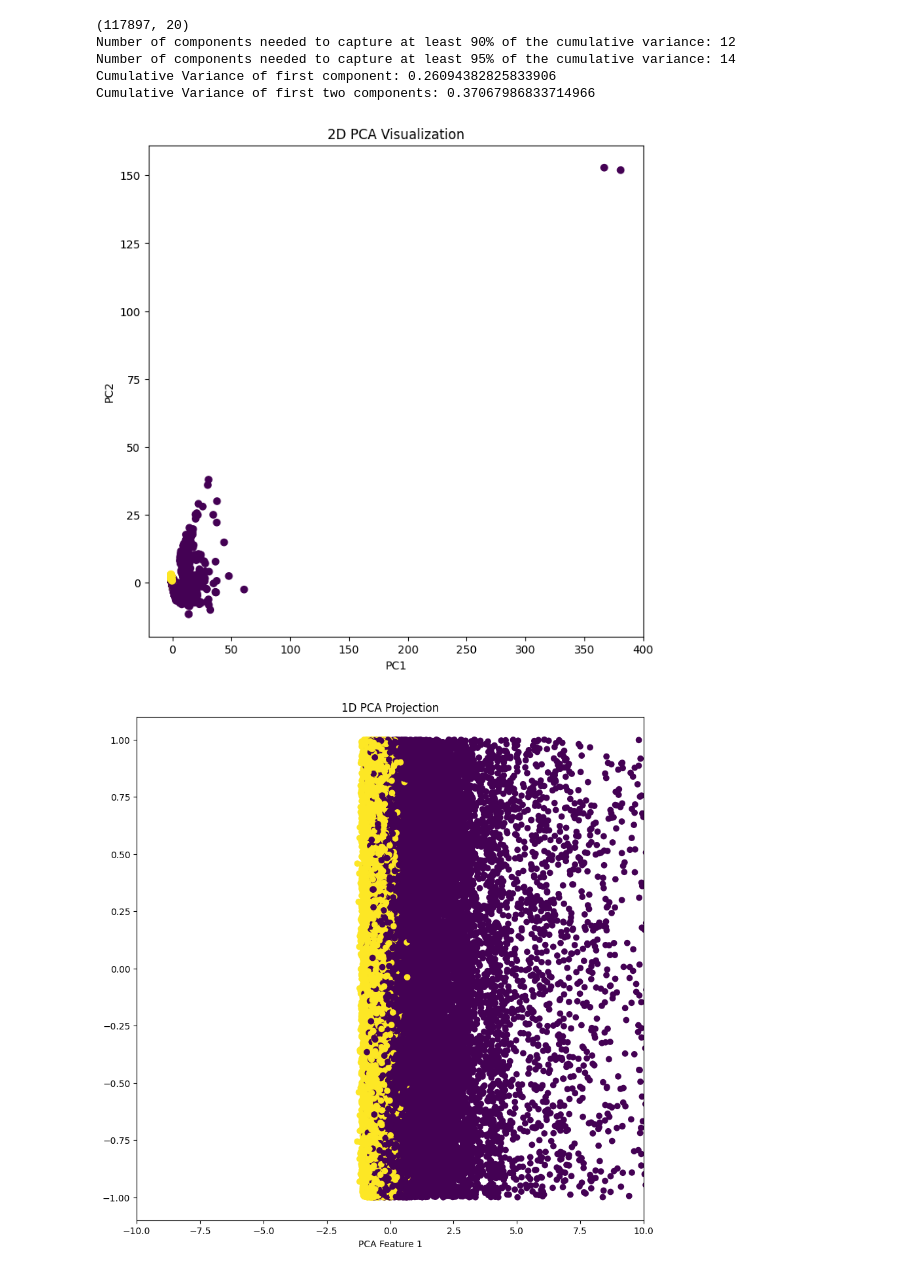
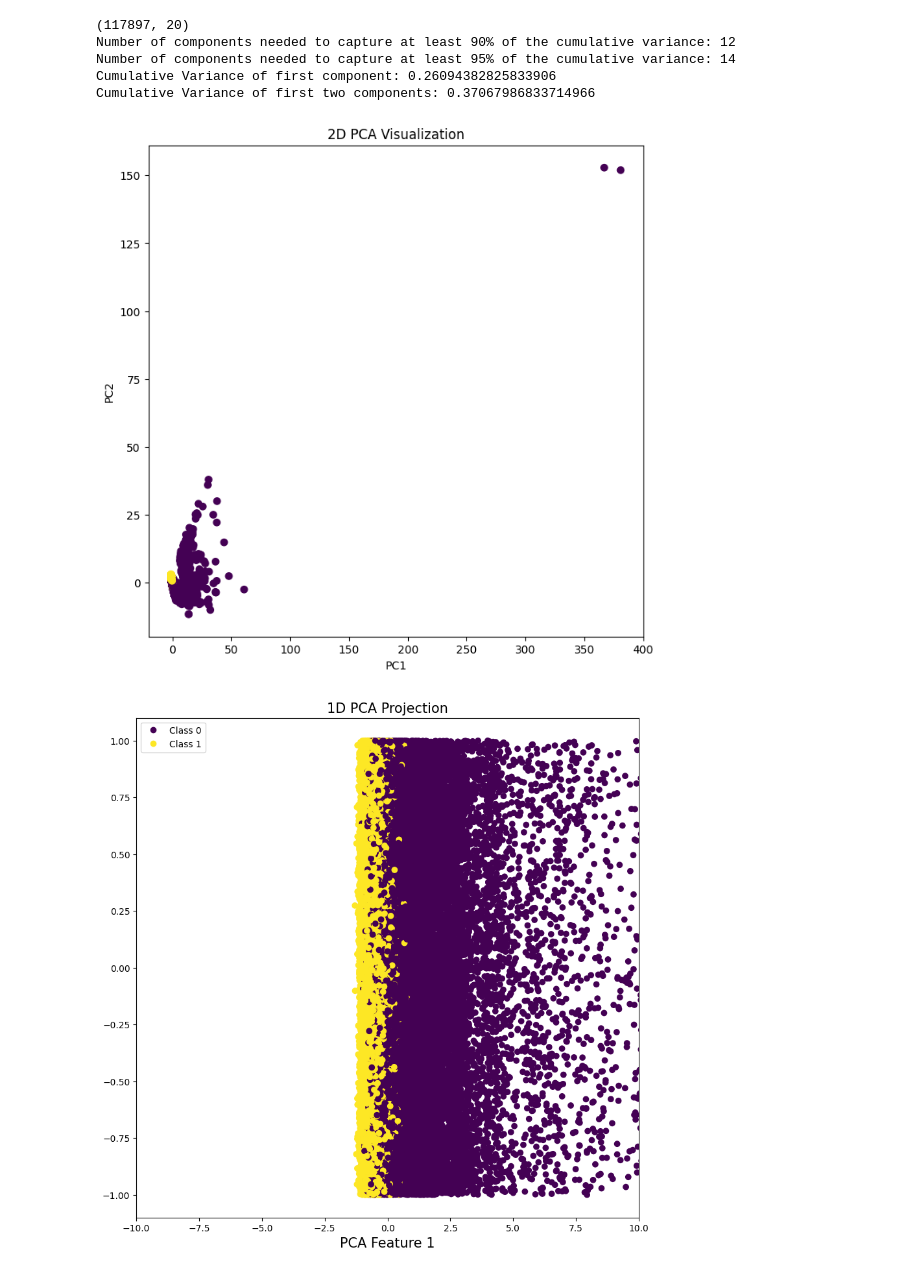
Before and after one commit to ishang999/phishing-app, a Jupyter notebook: model_code/model_code.ipynb, the cells around one changed output. Cells and saved outputs as stored; diff of their text form; code cells hidden in the pictures.

```diff
--- a/model_code/model_code.ipynb
+++ b/model_code/model_code.ipynb
@@ -222,18 +248,25 @@ plt.show()
 # %%
 #test decision trees with the new LDA data
 
+param_grid = {
+    'criterion': ['gini', 'entropy', 'log_loss']
+}
+
 start_time = time.time()
-
-model = DecisionTreeClassifier()
-model.fit(x_train_lda, y_train)
+model = DecisionTreeClassifier(ccp_alpha=0.1)
+grid = GridSearchCV(estimator=model, param_grid=param_grid)
+grid.fit(x_train_lda, y_train)
+#model.fit(x_train_lda, y_train)
 
 end_time = time.time()
 print(f'Training time: {end_time - start_time:.5f} sec')
+print(f"Best Hyper Parameters: {grid.best_params_}")
+best = grid.best_estimator_
 
 start_time = time.time()
 
 x_test_lda = lda.transform(x_test)
-y_prediction = model.predict(x_test_lda)
+y_prediction = best.predict(x_test_lda)
 
 end_time = time.time()
 print(f'Inference time: {end_time - start_time:.5f} sec')
@@ -250,11 +283,11 @@ print(f'Accuracy: {accuracy:.5f}')
 print(f'F1 Score: {f1:.5f}')
 
 x_org_lda = lda.transform(x)
-cv_score = cross_val_score(model, x_org_lda, y, scoring='accuracy')
+cv_score = cross_val_score(best, x_org_lda, y, scoring='accuracy')
 print(f"Accuracy Score on All Folds: {cv_score}")
 print(f"Average Score on All Folds (Mean): {cv_score.mean()}")
 
-cv_score = cross_val_score(model, x_org_lda, y, scoring='f1')
+cv_score = cross_val_score(best, x_org_lda, y, scoring='f1')
 print(f"F1 Score on All Folds: {cv_score}")
 print(f"F1 Score on All Folds (Mean): {cv_score.mean()}")
 
@@ -335,33 +369,34 @@ pca = PCA(n_components=2)
 X_reduced_2_components = pca.fit_transform(x_train_scaled)
 x_test_pca_2_components = pca.transform(x_test_scaled)
 x_org_pca_2_components = pca.transform(x_numpy)
 
 pca = PCA(n_components=1)
 X_reduced_1_component = pca.fit_transform(x_train_scaled)
 x_test_pca_1_component = pca.transform(x_test_scaled)
 x_org_pca_1_component = pca.transform(x_numpy)
 
 #2D Visualization
 plt.figure(figsize=(8, 8))
 plt.scatter(X_reduced_2_components[:, 0], X_reduced_2_components[:, 1], c=y_train)
 plt.title('2D PCA Visualization')
 plt.xlabel('PC1')
 plt.ylabel('PC2')
 plt.show()
 
 #1D Visualization
 random_noise_y = np.random.uniform(-1, 1, size=y_train.shape) #adding random y component to reduce overlap
 plt.figure(figsize=(10, 10))
 plt.axis([-10, 10, -1.1, 1.1])
 scatter = plt.scatter(X_reduced_1_component, random_noise_y, c=y_train)
-plt.xlabel('PCA Feature 1')
-plt.title('1D PCA Projection')
+plt.legend(handles=scatter.legend_elements()[0], labels=['Class 0', 'Class 1'])
+plt.xlabel('PCA Feature 1', fontsize=15)
+plt.title('1D PCA Projection', fontsize=15)
 plt.show()
 
 for label in np.unique(y_train):
     pca_projection = X_reduced_1_component[y_train == label]
     class_mean = np.mean(pca_projection)
     print(f"Class {label} Mean: {class_mean}")
 # %% [output]
 [figure]
-[figure, old version]
+[figure, new version]
```
Also changed, not shown: parts of 12 cells of this notebook.
